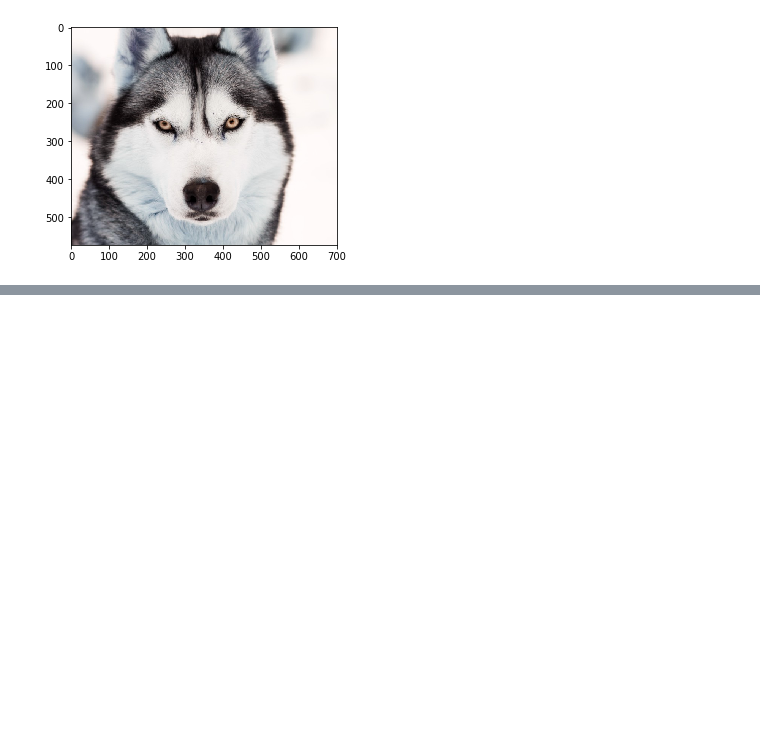
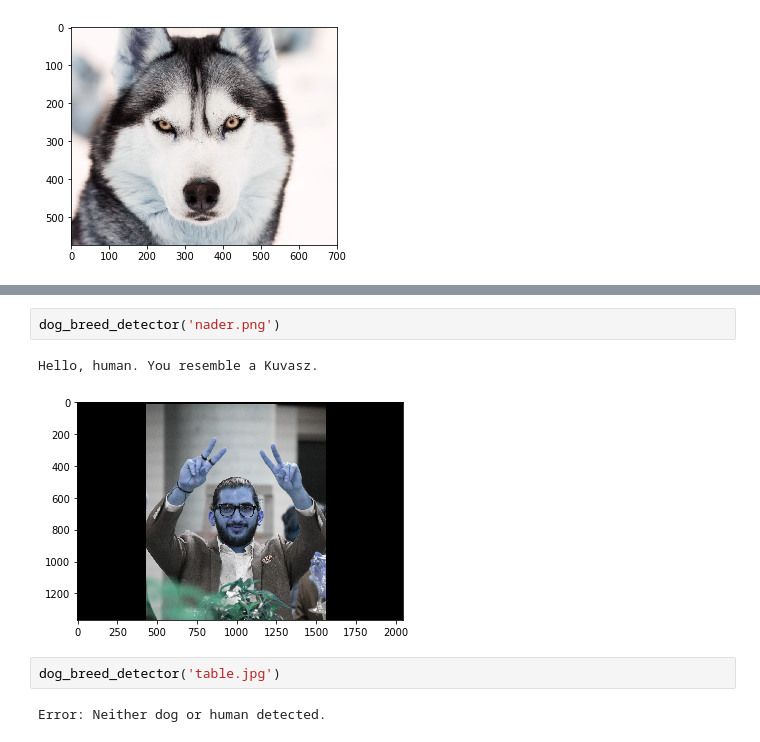
Before and after one commit to rawanhassunah/dog-project, a Jupyter notebook: dog_app.ipynb, the cells around one changed output, grey strips where cells are left out. Drawn from its saved outputs; the diff is of its cells as text; blank space fills up the shorter version.

```diff
--- a/dog_app.ipynb
+++ b/dog_app.ipynb
@@ -837,0 +851,9 @@ Sup, pup. Yous a Alaskan_malamute.
+# %%
+dog_breed_detector('nader.png')
+# %% [output]
+Hello, human. You resemble a Kuvasz.
+[figure, added]
+# %%
+dog_breed_detector('table.jpg')
+# %% [output]
+Error: Neither dog or human detected.
```
Also changed, not shown: parts of 7 cells of this notebook, 3 other files.
